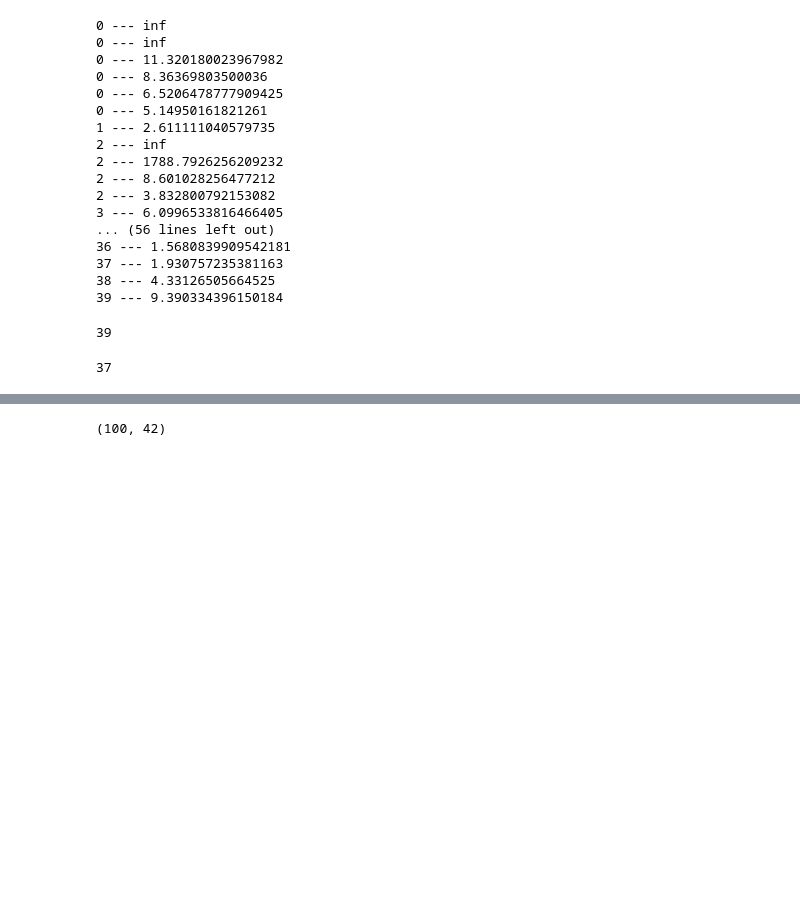
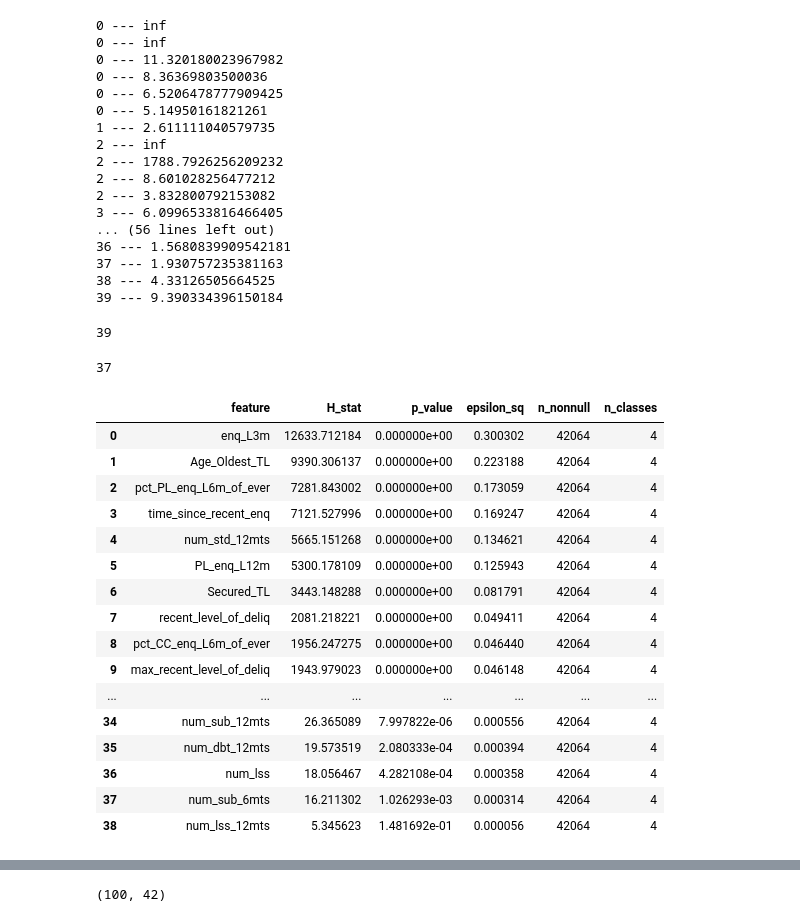
Before and after one commit to shraddhagupta27/credit-risk-modeling, a Jupyter notebook: credit-risk.ipynb, the cells around one changed output, grey strips where cells are left out. Saved outputs shown, nothing was run; the diff lists cells and outputs as text; code cells hidden in the pictures; blank space fills up the shorter version.

```diff
--- a/credit-risk.ipynb
+++ b/credit-risk.ipynb
@@ -122,12 +136,26 @@ print(df['Approved_Flag'].unique())
 # %%
 # chi-square test
 
-for i in ['MARITALSTATUS', 'EDUCATION', 'GENDER', 'last_prod_enq2', 'first_prod_enq2']:
-    chi2, pval, _, _ = chi2_contingency(pd.crosstab(df[i], df['Approved_Flag']))
-    print(i, "---", pval)
+# for i in ['MARITALSTATUS', 'EDUCATION', 'GENDER', 'last_prod_enq2', 'first_prod_enq2']:
+#     chi2, pval, _, _ = chi2_contingency(pd.crosstab(df[i], df['Approved_Flag']))
+#     print(i, "---", pval)
 # %% [output]
 MARITALSTATUS --- 3.5781808610388605e-233
 EDUCATION --- 2.6942265249737532e-30
 GENDER --- 1.9079361001865664e-05
 last_prod_enq2 --- 0.0
 first_prod_enq2 --- 7.849976105554191e-287
+# %%
+def cramers_v(confusion_matrix):
+    chi2 = chi2_contingency(confusion_matrix)[0]
+    n = confusion_matrix.sum().sum()
+    r, k = confusion_matrix.shape
+    return np.sqrt(chi2 / (n * (min(r, k) - 1)))
+
+cols = ['MARITALSTATUS', 'EDUCATION', 'GENDER', 'last_prod_enq2', 'first_prod_enq2']
+
+for col in cols:
+    ct = pd.crosstab(df[col], df['Approved_Flag'])
+    chi2, pval, _, _ = chi2_contingency(ct)
+    v = cramers_v(ct)
+    print(f"{col:20s} | p-value: {pval:.4e} | Cramér’s V: {v:.4f}")
@@ -226,2 +265,75 @@ len(cols_to_keep_num)
 # %% [output]
 37
+# %%
+import numpy as np
+import pandas as pd
+from scipy.stats import kruskal
+
+def kruskal_eps2(df, feature, target):
+    """
+    Kruskal-Wallis test + epsilon-squared effect size for multi-class targets.
+    epsilon^2 ~ proportion of variability explained (nonparametric analogue).
+    """
+    d = df[[feature, target]].dropna()
+
+    # Build samples per class
+    groups = [g[feature].values for _, g in d.groupby(target, sort=False)]
+    k = len(groups)
+    n = len(d)
+
+    # Need at least 2 non-empty groups
+    if k < 2 or n == 0:
+        return np.nan, np.nan, np.nan, n, k
+
+    H, p = kruskal(*groups)
+
+    # Epsilon-squared for Kruskal-Wallis:
+    # eps^2 = (H - k + 1) / (n - k)
+    # Clamp at 0 to avoid tiny negatives due to floating error
+    denom = (n - k)
+    eps2 = (H - k + 1) / denom if denom > 0 else np.nan
+    if not np.isnan(eps2):
+        eps2 = max(0.0, eps2)
+
+    return H, p, eps2, n, k
+
+
+def run_kruskal_multiclass_report(df, target_col, numeric_cols):
+    rows = []
+    for col in numeric_cols:
+        H, p, eps2, n, k = kruskal_eps2(df, col, target_col)
+        rows.append({
+            "feature": col,
+            "H_stat": H,
+            "p_value": p,
+            "epsilon_sq": eps2,
+            "n_nonnull": n,
+            "n_classes": k
+        })
+
+    out = pd.DataFrame(rows).sort_values(["p_value", "epsilon_sq"], ascending=[True, False])
+    return out.reset_index(drop=True)
+
+
+# ---- Usage ----
+report = run_kruskal_multiclass_report(df, "Approved_Flag", cols_to_keep)
+
+report
+# %% [output]
+|  | feature | H_stat | p_value | epsilon_sq | n_nonnull | n_classes |
+| 0 | enq_L3m | 12633.712184 | 0.000000e+00 | 0.300302 | 42064 | 4 |
+| 1 | Age_Oldest_TL | 9390.306137 | 0.000000e+00 | 0.223188 | 42064 | 4 |
+| 2 | pct_PL_enq_L6m_of_ever | 7281.843002 | 0.000000e+00 | 0.173059 | 42064 | 4 |
+| 3 | time_since_recent_enq | 7121.527996 | 0.000000e+00 | 0.169247 | 42064 | 4 |
+| 4 | num_std_12mts | 5665.151268 | 0.000000e+00 | 0.134621 | 42064 | 4 |
+| 5 | PL_enq_L12m | 5300.178109 | 0.000000e+00 | 0.125943 | 42064 | 4 |
+| 6 | Secured_TL | 3443.148288 | 0.000000e+00 | 0.081791 | 42064 | 4 |
+| 7 | recent_level_of_deliq | 2081.218221 | 0.000000e+00 | 0.049411 | 42064 | 4 |
+| 8 | pct_CC_enq_L6m_of_ever | 1956.247275 | 0.000000e+00 | 0.046440 | 42064 | 4 |
+| 9 | max_recent_level_of_deliq | 1943.979023 | 0.000000e+00 | 0.046148 | 42064 | 4 |
+| ... | ... | ... | ... | ... | ... | ... |
+| 34 | num_sub_12mts | 26.365089 | 7.997822e-06 | 0.000556 | 42064 | 4 |
+| 35 | num_dbt_12mts | 19.573519 | 2.080333e-04 | 0.000394 | 42064 | 4 |
+| 36 | num_lss | 18.056467 | 4.282108e-04 | 0.000358 | 42064 | 4 |
+| 37 | num_sub_6mts | 16.211302 | 1.026293e-03 | 0.000314 | 42064 | 4 |
+| 38 | num_lss_12mts | 5.345623 | 1.481692e-01 | 0.000056 | 42064 | 4 |
```
Also changed, not shown: parts of 21 cells of this notebook.
